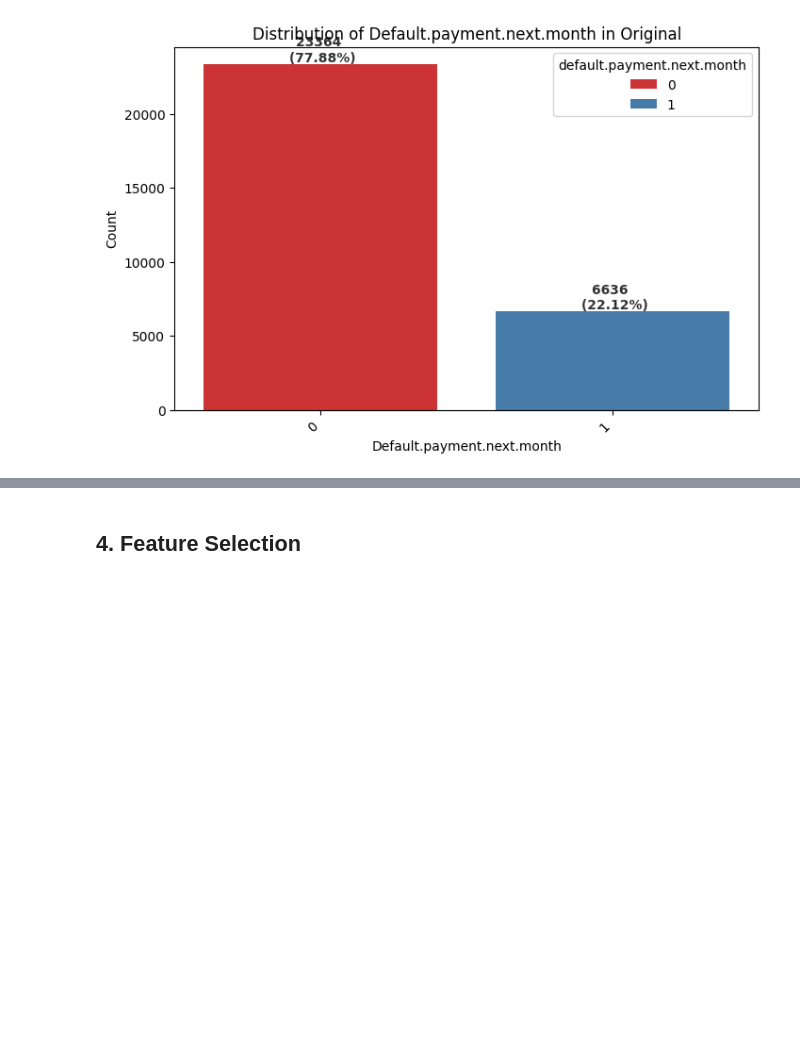
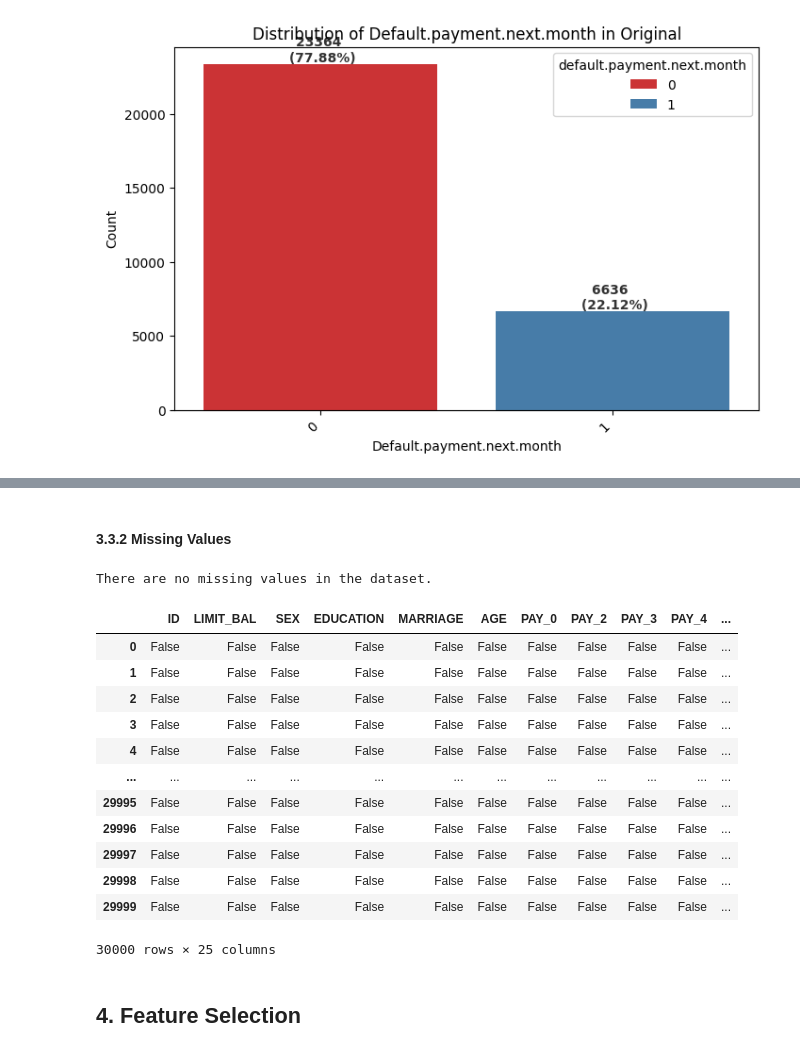
Before and after one commit to Nelkit/36103-AT2-data-analysis-project, a Jupyter notebook: 36103_AT2B_data_analysis_project.ipynb, the cells around one changed output, grey strips where cells are left out. Cells and saved outputs as stored; diff of their text form; code cells hidden in the pictures; blank space fills up the shorter version.

Commit message:
Added functions to check missing values and duplicates

```diff
--- a/36103_AT2B_data_analysis_project.ipynb
+++ b/36103_AT2B_data_analysis_project.ipynb
@@ -189,6 +189,21 @@ def check_duplicates(data):
 
     print(f'There are {duplicates_count} of {total_records} ({percentage_duplicates})% duplicates rows')
     return duplicates
+
+def check_missing_values(data):
+    missing_counts = data.isnull().sum()
+    total_records = len(data)
+    missing_summary = missing_counts[missing_counts > 0].sort_values(ascending=False)
+
+    if missing_summary.empty:
+        print("There are no missing values in the dataset.")
+    else:
+        print("Missing values per column:")
+        for column, count in missing_summary.items():
+            percentage = (count / total_records) * 100
+            print(f"- {column}: {count} missing ({round(percentage, 2)}%)")
+
+    return data.isnull()
 # %% [markdown]
 ## 1. Project Overview
 # %% [markdown]
@@ -404,3 +441,22 @@ Name: default.payment.next.month, dtype: float64
+# %% [markdown]
+#### 3.3.2 Missing Values
+# %%
+check_missing_values(original_df)
+# %% [output]
+There are no missing values in the dataset.
+|  | ID | LIMIT_BAL | SEX | EDUCATION | MARRIAGE | AGE | PAY_0 | PAY_2 | PAY_3 | PAY_4 | ... |
+| 0 | False | False | False | False | False | False | False | False | False | False | ... |
+| 1 | False | False | False | False | False | False | False | False | False | False | ... |
+| 2 | False | False | False | False | False | False | False | False | False | False | ... |
+| 3 | False | False | False | False | False | False | False | False | False | False | ... |
+| 4 | False | False | False | False | False | False | False | False | False | False | ... |
+| ... | ... | ... | ... | ... | ... | ... | ... | ... | ... | ... | ... |
+| 29995 | False | False | False | False | False | False | False | False | False | False | ... |
+| 29996 | False | False | False | False | False | False | False | False | False | False | ... |
+| 29997 | False | False | False | False | False | False | False | False | False | False | ... |
+| 29998 | False | False | False | False | False | False | False | False | False | False | ... |
+| 29999 | False | False | False | False | False | False | False | False | False | False | ... |
+30000 rows × 25 columns
 # %% [markdown]
 ## 4. Feature Selection
 # %% [markdown]
```
Also changed, not shown: parts of 5 cells of this notebook.
